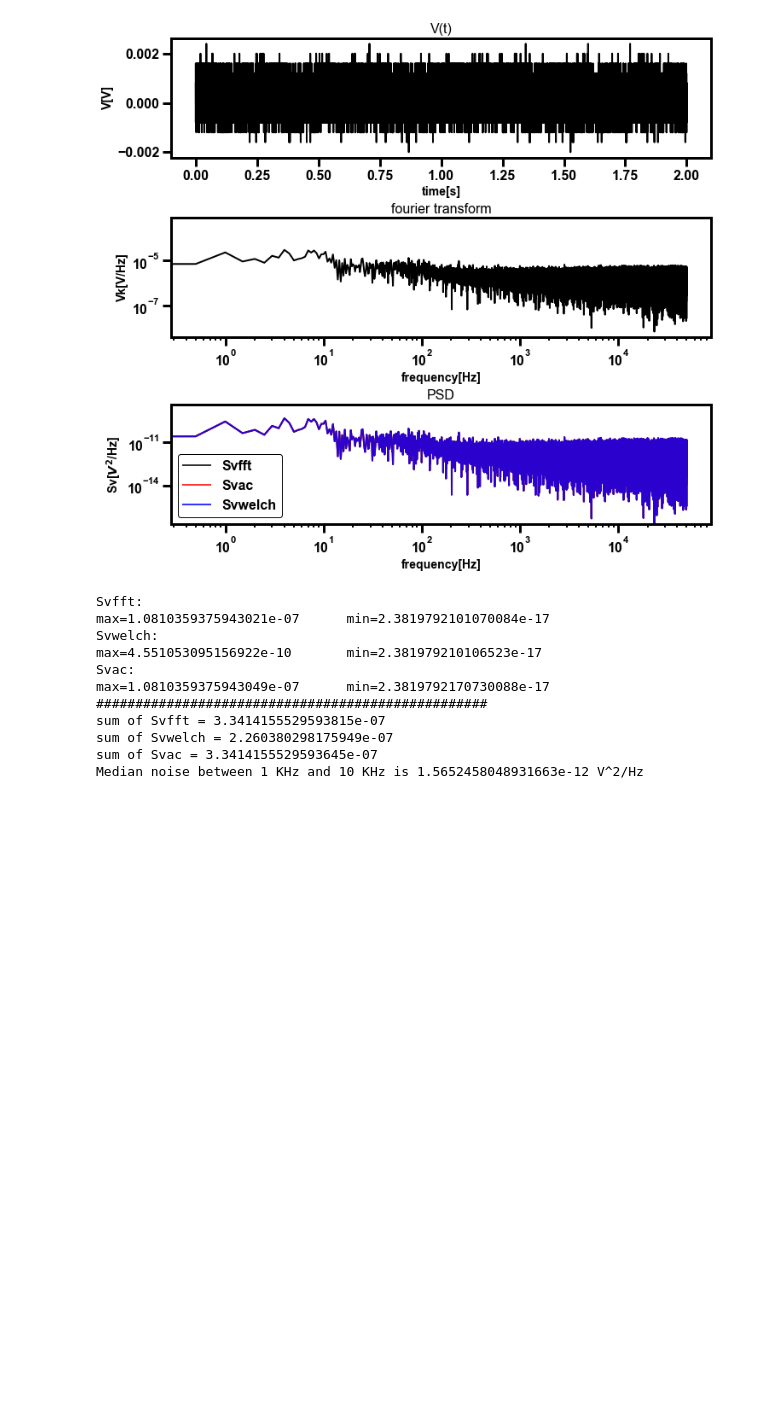
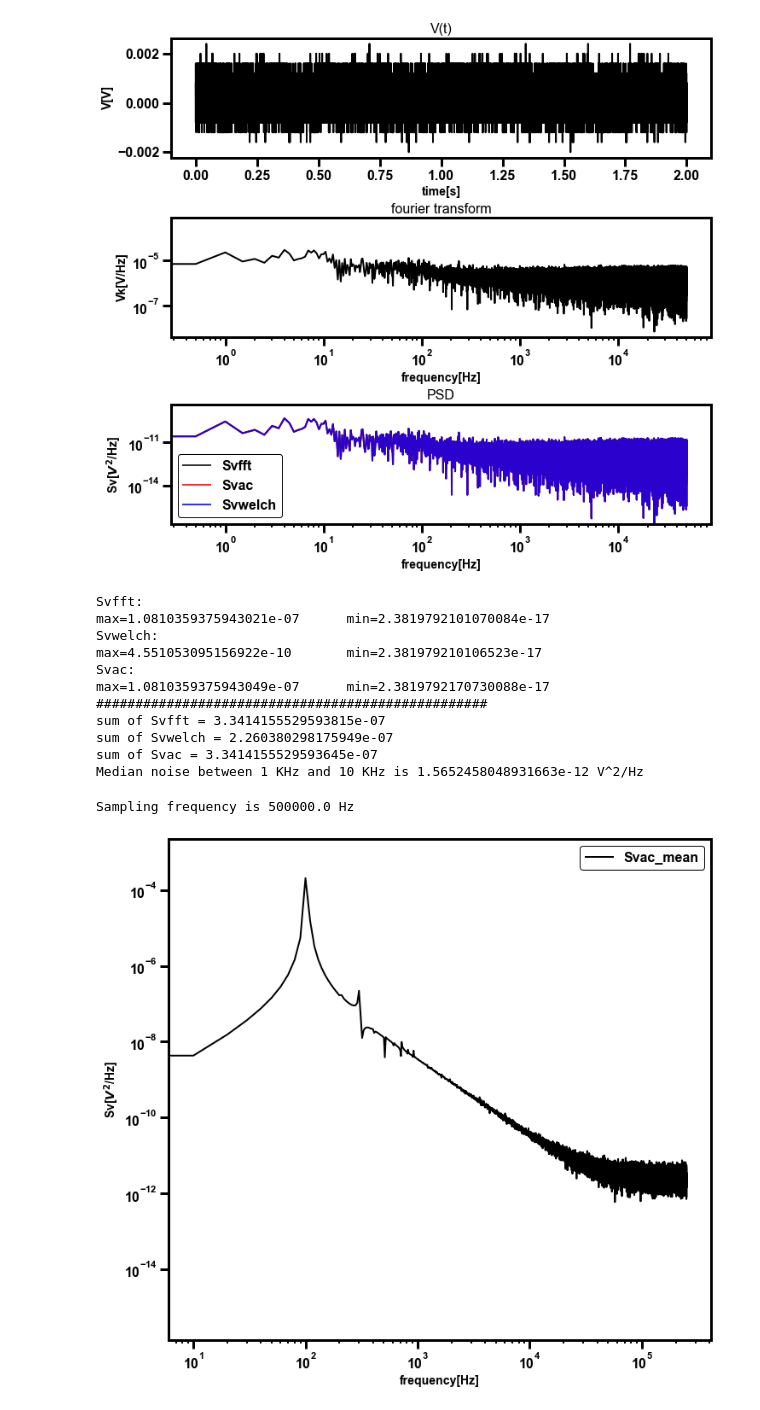
Before and after one commit to NikhilTilak/scripts, a Jupyter notebook: noise.ipynb, the cells around one changed output. Cells and saved outputs as stored; diff of their text form; code cells hidden in the pictures; blank space fills up the shorter version.

Commit message:
added remote acq of multiple curves and psd

```diff
--- a/noise.ipynb
+++ b/noise.ipynb
@@ -142,3 +142,45 @@ sum of Svfft = 3.3414155529593815e-07
 sum of Svwelch = 2.260380298175949e-07
 sum of Svac = 3.3414155529593645e-07
 Median noise between 1 KHz and 10 KHz is 1.5652458048931663e-12 V^2/Hz
+# %%
+
+
+fp="./data/data_1.csv"
+df=pd.read_csv(fp,header=None,sep=",")
+df.rename(columns={0:"time"}, inplace=True)
+df.head()
+
+T = df["time"].max()-df["time"].min() # seconds
+N = df.shape[0]
+fs = int(N/T) # Hz
+dt = 1/fs
+time = df["time"].to_numpy() - df["time"].min()
+print(f"Sampling frequency is {1/dt} Hz")
+
+Svac_list = np.zeros((df.shape[0]//2, df.shape[1]-1))
+
+for i in range(1,df.shape[1]):
+    V = df[i].to_numpy()
+    ac = correlation_nik_vectorized(V,V)
+    Svac = np.absolute(fftshift(fft(ac)))
+    Svac = Svac[Svac.size//2:]
+    Svac = Svac/fs
+    Svac_list[:,i-1] = Svac
+
+Svac_mean = np.mean(Svac_list, axis=1)
+
+fk = fftfreq(N,dt)
+fk = fk[:fk.size//2]
+
+fig, ax = plt.subplots(figsize=(10,9), constrained_layout=True)
+ax.plot(fk, Svac_mean, alpha=1, label = "Svac_mean")
+ax.set_xlabel("frequency[Hz]")
+ax.set_ylabel("Sv[$V^2$/Hz]")
+ax.set_ylim(Svac[10:].min()*0.9,Svac[10:].max()*10)
+ax.set_xscale('log')
+ax.set_yscale('log')
+ax.legend()
+plt.show()
+# %% [output]
+Sampling frequency is 500000.0 Hz
+[figure, added]
```
Also changed, not shown: parts of 2 cells of this notebook, 2 other files.
